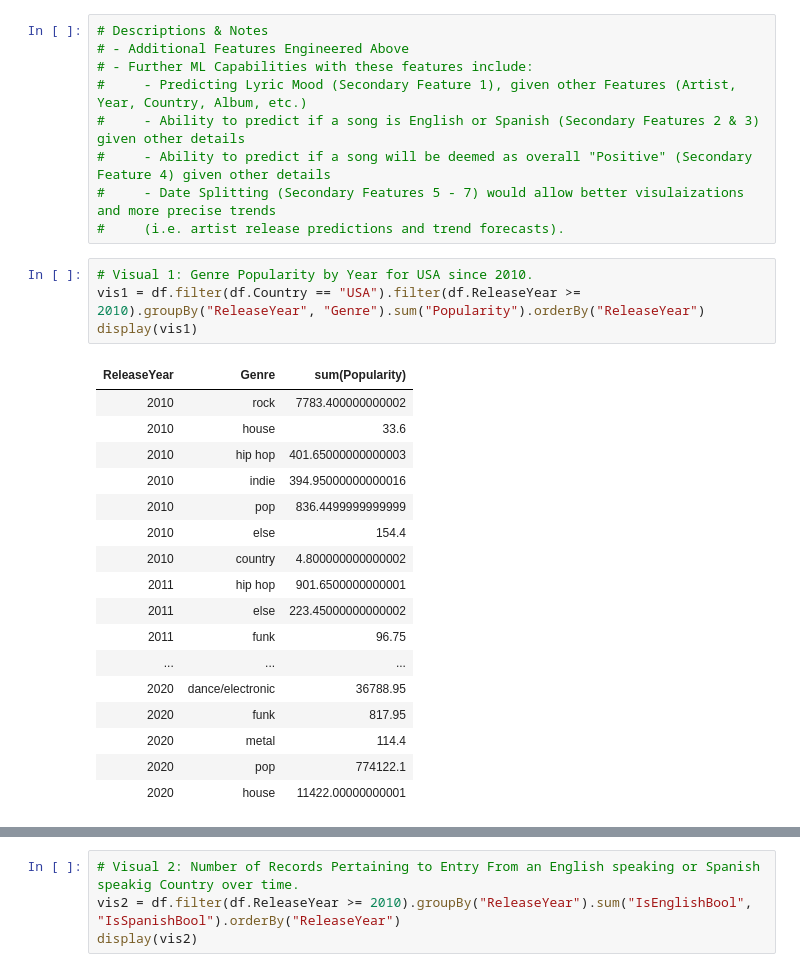
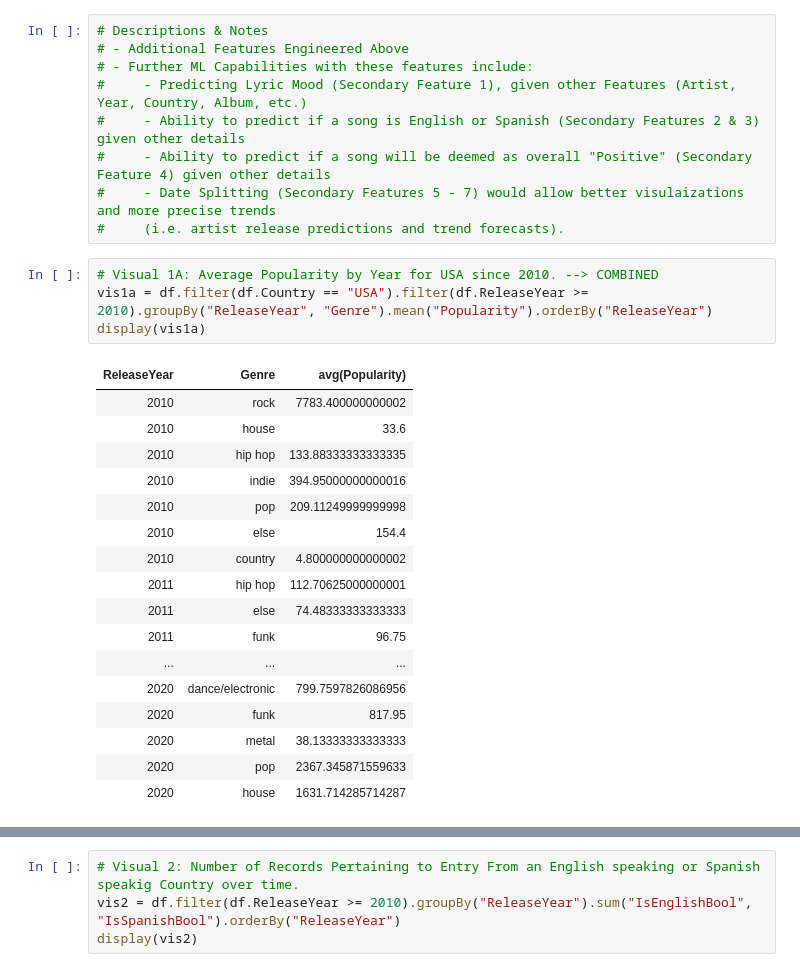
Before and after one commit to MaxSMCON/Group3, a Jupyter notebook: UWaterloo - Final Project - KKissoon/Spotify-Group3Project-KKissoon-Visualizations.ipynb, the cells around one changed output, grey strips where cells are left out. Drawn from its saved outputs; the diff is of its cells as text.

```diff
--- a/UWaterloo - Final Project - KKissoon/Spotify-Group3Project-KKissoon-Visualizations.ipynb
+++ b/UWaterloo - Final Project - KKissoon/Spotify-Group3Project-KKissoon-Visualizations.ipynb
@@ -278,24 +278,24 @@ df = clean_spotify_data
 #     - Date Splitting (Secondary Features 5 - 7) would allow better visulaizations and more precise trends
 #     (i.e. artist release predictions and trend forecasts).
 # %%
-# Visual 1: Genre Popularity by Year for USA since 2010.
-vis1 = df.filter(df.Country == "USA").filter(df.ReleaseYear >= 2010).groupBy("ReleaseYear", "Genre").sum("Popularity").orderBy("ReleaseYear")
-display(vis1)
+# Visual 1A: Average Popularity by Year for USA since 2010. --> COMBINED
+vis1a = df.filter(df.Country == "USA").filter(df.ReleaseYear >= 2010).groupBy("ReleaseYear", "Genre").mean("Popularity").orderBy("ReleaseYear")
+display(vis1a)
 # %% [output]
-| ReleaseYear | Genre | sum(Popularity) |
+| ReleaseYear | Genre | avg(Popularity) |
 | 2010 | rock | 7783.400000000002 |
 | 2010 | house | 33.6 |
-| 2010 | hip hop | 401.65000000000003 |
+| 2010 | hip hop | 133.88333333333335 |
 | 2010 | indie | 394.95000000000016 |
-| 2010 | pop | 836.4499999999999 |
+| 2010 | pop | 209.11249999999998 |
 | 2010 | else | 154.4 |
 | 2010 | country | 4.800000000000002 |
-| 2011 | hip hop | 901.6500000000001 |
-| 2011 | else | 223.45000000000002 |
+| 2011 | hip hop | 112.70625000000001 |
+| 2011 | else | 74.48333333333333 |
 | 2011 | funk | 96.75 |
 | ... | ... | ... |
-| 2020 | dance/electronic | 36788.95 |
+| 2020 | dance/electronic | 799.7597826086956 |
 | 2020 | funk | 817.95 |
-| 2020 | metal | 114.4 |
-| 2020 | pop | 774122.1 |
-| 2020 | house | 11422.00000000001 |
+| 2020 | metal | 38.13333333333333 |
+| 2020 | pop | 2367.345871559633 |
+| 2020 | house | 1631.714285714287 |
```
Also changed, not shown: parts of 2 cells of this notebook, 1 other file.
